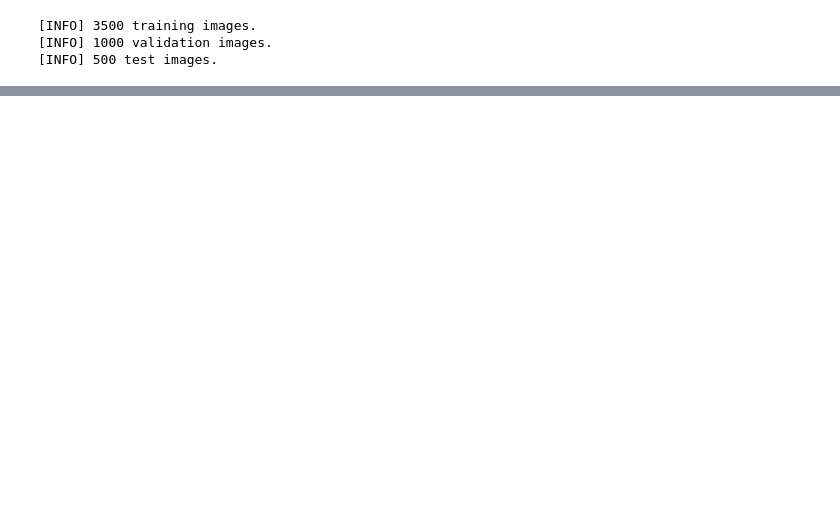
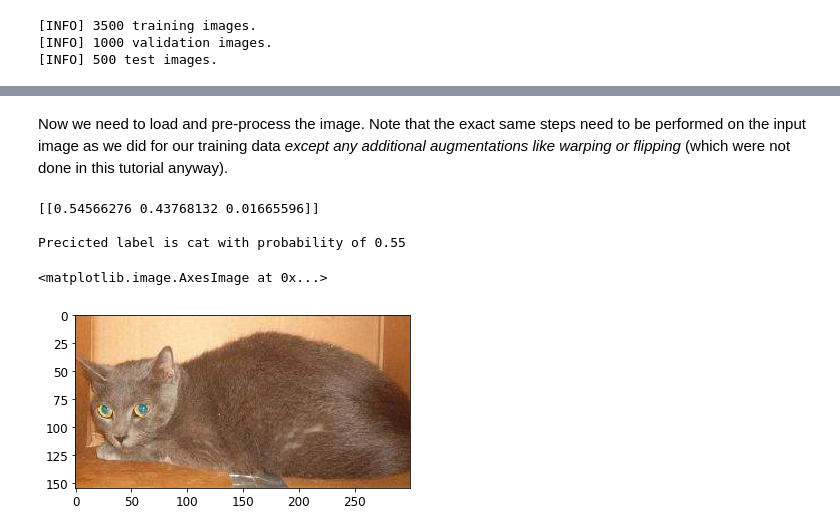
Before and after one commit to MQ-ASTR3110-2021/ASTR3110_Tutorial_Notebooks_2021, a Jupyter notebook: ASTR3110_Tutorial_10_CNNs.ipynb, the cells around one changed output, grey strips where cells are left out. Cells and saved outputs as stored; diff of their text form; code cells hidden in the pictures; blank space fills up the shorter version.

Commit message:
Fleshed out predictions and notes.

```diff
--- a/ASTR3110_Tutorial_10_CNNs.ipynb
+++ b/ASTR3110_Tutorial_10_CNNs.ipynb
@@ -176,0 +412,41 @@ Epoch 100/100
+# %% [markdown]
+Now we need to load and pre-process the image. Note that the exact same steps need to be performed on the input image as we did for our training data *except any additional augmentations like warping or flipping* (which were not done in this tutorial anyway).
+# %%
+import numpy as np
+
+# Choose an image file to predict a label for
+imageFile = "DATA/animals/test/cat/cat.1903.jpg"
+
+# Load the image into an array and resize
+image = load_img(imageFile, target_size=(150, 150))
+
+# Convert to the format Keras wants
+image = img_to_array(image)
+
+# The predictor is expecting a 4D array: multiple images
+# in a batch (nImg, x, y, channels). We need to reshape
+# our single image into a 4D array with a dummy dimension.
+image = np.expand_dims(image, axis=0)
+
+# Fnally scale from [0, 255] to [0, 1]
+image /= 255
+# %%
+# Process the image through the network
+probs = model.predict(image)
+print(probs)
+
+# Parse the highest probability label
+idx = np.argmax(probs)
+predLab = labelDict[idx]
+predProb = probs[0, idx]
+print("\nPrecicted label is {} with probability of {:.2f}".format(predLab, predProb))
+# %% [output]
+[[0.54566276 0.43768132 0.01665596]]
+
+Precicted label is cat with probability of 0.55
+# %%
+# Lets look at the image
+plt.imshow(load_img(imageFile))
+# %% [output]
+<matplotlib.image.AxesImage at 0x...>
+[figure, added]
```
Also changed, not shown: parts of 43 cells of this notebook.
